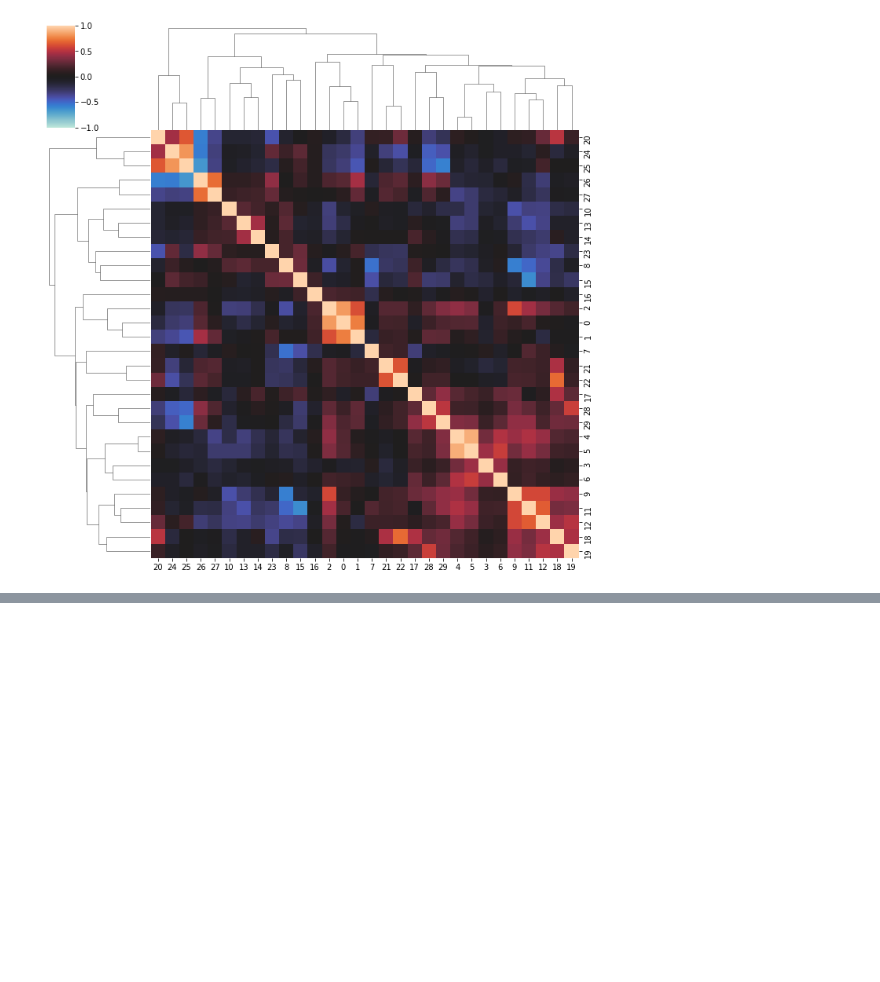
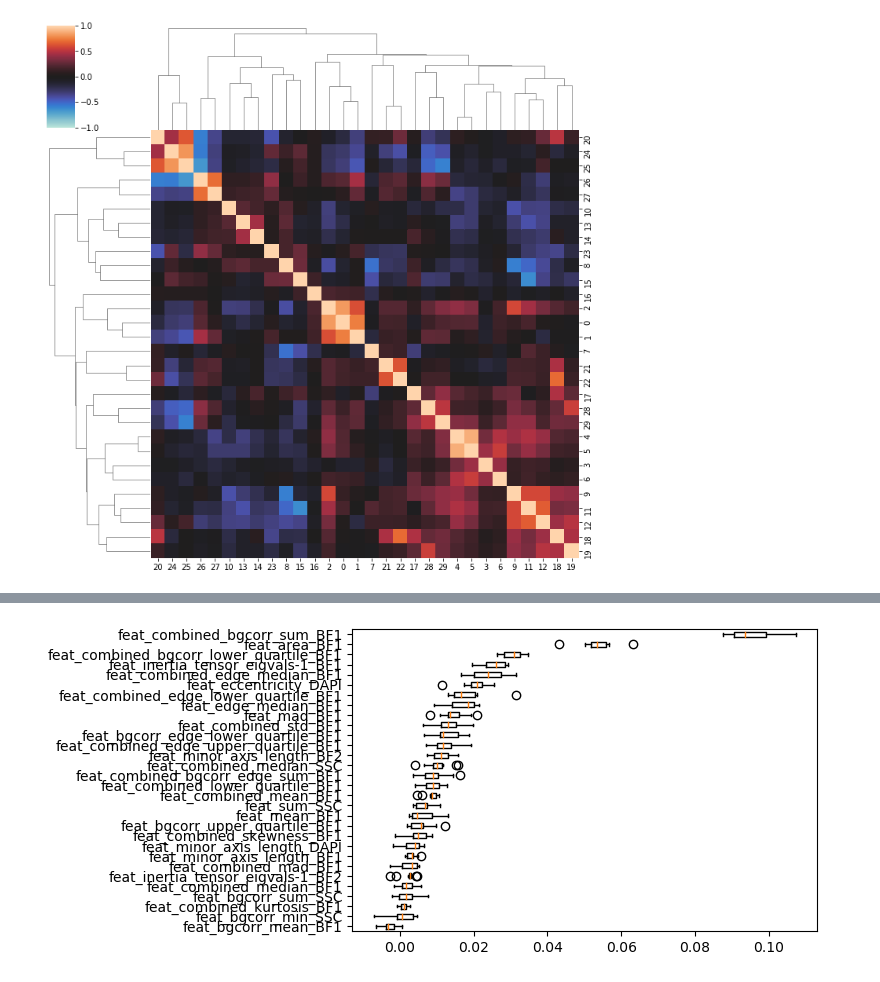
Before and after one commit to harel-coffee/SCIP-use-case-workflows-auto, a Jupyter notebook: notebooks/dimensionality_reduction/ehv_feature_clustering.ipynb, the cells around one changed output, grey strips where cells are left out. Saved outputs shown, nothing was run; the diff lists cells and outputs as text; code cells hidden in the pictures; blank space fills up the shorter version.

```diff
--- a/notebooks/dimensionality_reduction/ehv_feature_clustering.ipynb
+++ b/notebooks/dimensionality_reduction/ehv_feature_clustering.ipynb
@@ -116,0 +121,11 @@ with open(data_dir / "importance/pi.pickle", "wb") as fh:
+# %%
+perm_sorted_idx = r.importances_mean.argsort()
+
+fig, ax = plt.subplots(1, dpi=100)
+ax.boxplot(
+    r.importances[perm_sorted_idx].T,
+    vert=False,
+    labels=Xs_test.columns[perm_sorted_idx],
+);
+# %% [output]
+[figure, added]
```
Also changed, not shown: parts of 8 cells of this notebook.
